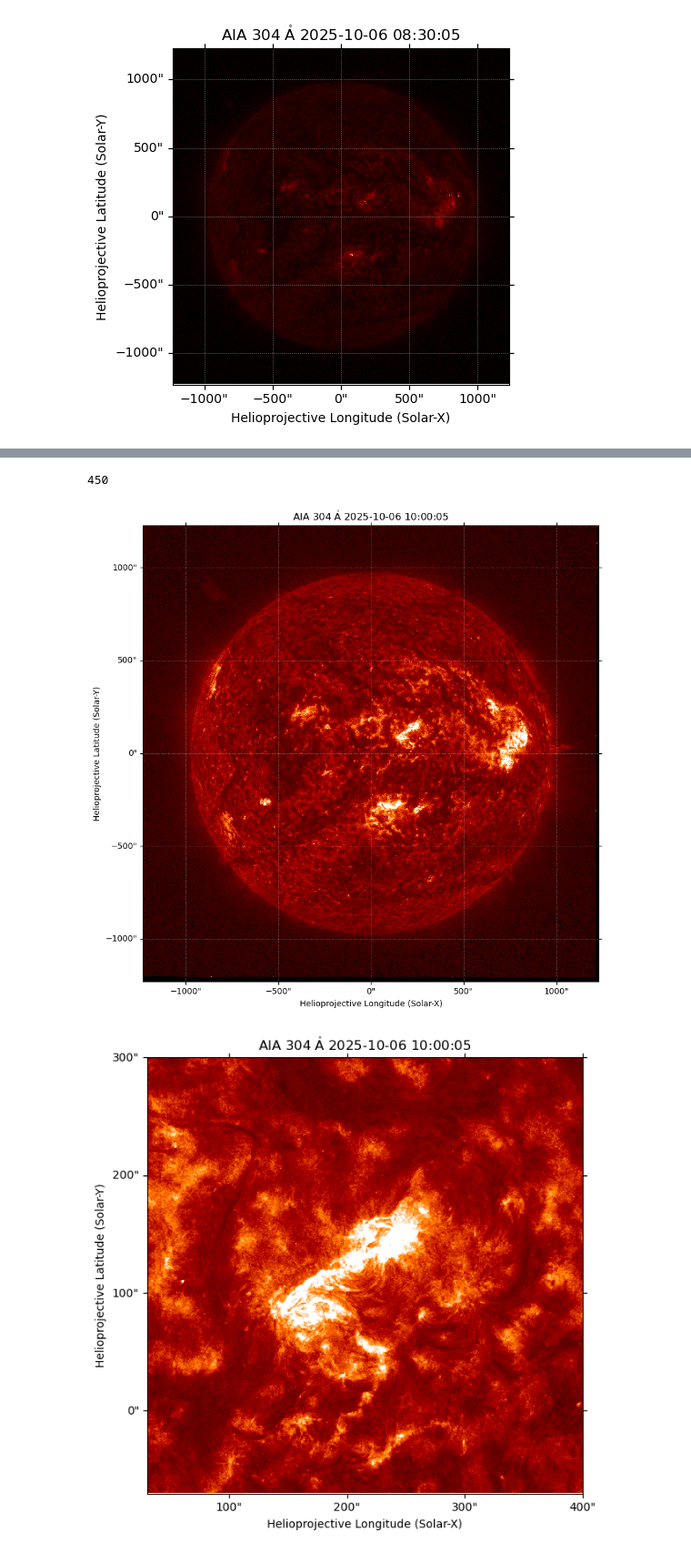
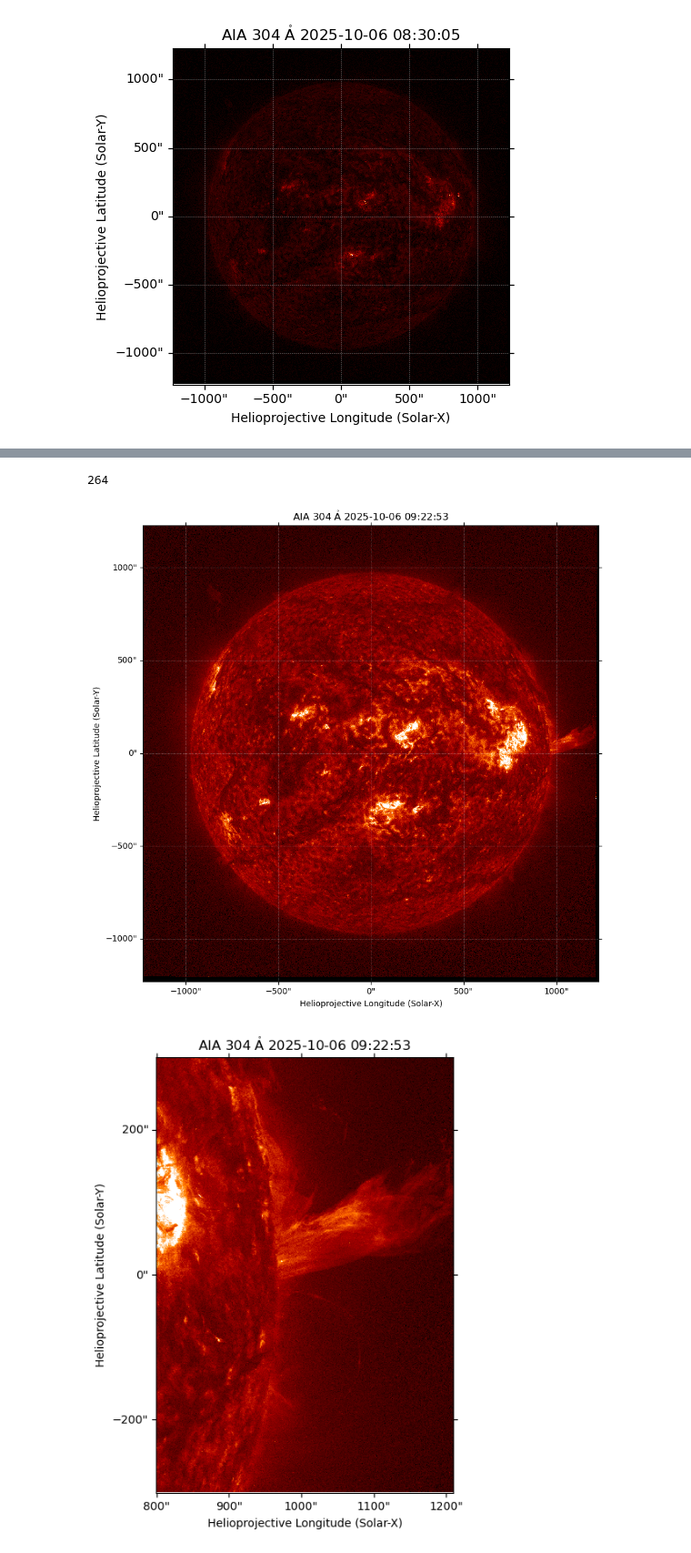
Before and after one commit to MohamedNedal/dias_work, a Jupyter notebook: 20251006/plot_aia.ipynb, the cells around one changed output, grey strips where cells are left out. Shown at 91% size. Drawn from its saved outputs; the diff is of its cells as text; code cells hidden in the pictures.

```diff
--- a/20251006/plot_aia.ipynb
+++ b/20251006/plot_aia.ipynb
@@ -64,11 +51,12 @@ sequence.maps[0].peek()
 # %%
-target = parse_time('2025-10-06T10:00:00')
+# Find the frame index at a given datetime
+target = parse_time('2025-10-06T09:22:53')
 
 idx = np.argmin([abs(m.date - target) for m in sequence.maps])
 print(idx)
 aia = sequence[idx]
 # %% [output]
-450
+264
 # %%
 fig = plt.figure(figsize=[10,10])
 ax  = fig.add_subplot(projection=aia)
@@ -76,5 +64,5 @@ aia.plot(axes=ax)
 # ax.grid(False)
 plt.show()
 # %% [output]
-[figure, old version]
+[figure, new version]
 # %%
@@ -90,15 +78,27 @@ with tqdm(total=len(files), desc=f'Export AIA maps ...') as pbar:
 # %%
-top_right   = SkyCoord(400*u.arcsec, 300*u.arcsec, frame=aia.coordinate_frame)
-bottom_left = SkyCoord(30*u.arcsec, -70*u.arcsec, frame=aia.coordinate_frame)
+# West limb region
+ROI_TOP    = 300    # arcsec
+ROI_RIGHT  = 1210   # arcsec
+ROI_BOTTOM = -300   # arcsec
+ROI_LEFT   = 800    # arcsec
+
+# # Central region
+# ROI_TOP    =  400   # arcsec
+# ROI_RIGHT  =  500   # arcsec
+# ROI_BOTTOM = -200   # arcsec
+# ROI_LEFT   = -120   # arcsec
+
+top_right   = SkyCoord(ROI_RIGHT*u.arcsec, ROI_TOP*u.arcsec, frame=aia.coordinate_frame)
+bottom_left = SkyCoord(ROI_LEFT*u.arcsec, ROI_BOTTOM*u.arcsec, frame=aia.coordinate_frame)
 aia_submap  = aia.submap(bottom_left, top_right=top_right)
 
 fig = plt.figure(figsize=[7,7])
 ax  = fig.add_subplot(projection=aia_submap)
 aia_submap.plot(axes=ax)
 ax.grid(False)
 plt.show()
 # %% [output]
-[figure, old version]
+[figure, new version]
 # %%
 os.makedirs(f'{data_dir}/AIA/{channel}A/highres/lv15/submaps', exist_ok=True)
 # %%
```
Also changed, not shown: parts of 4 cells of this notebook, 7 other files.
